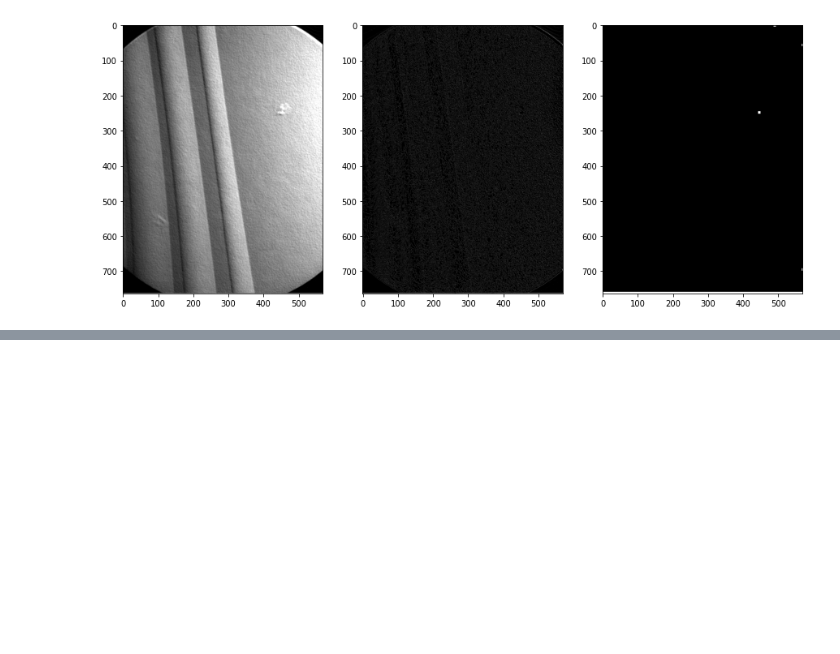
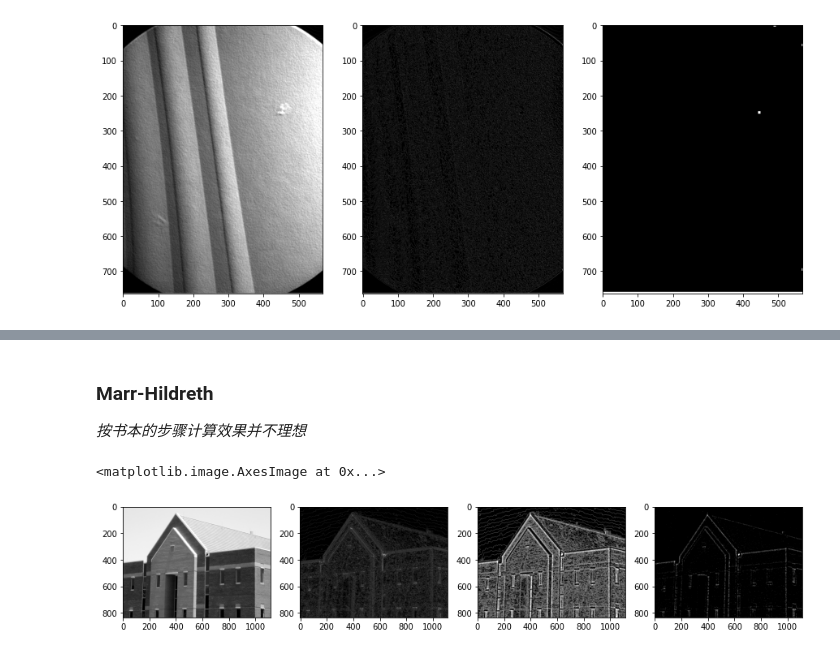
Before and after one commit to lizhuomao/Digital-Image-Processing, a Jupyter notebook: 图像分割/imagesegmentation.ipynb, the cells around one changed output, grey strips where cells are left out. Drawn from its saved outputs; the diff is of its cells as text; code cells hidden in the pictures; blank space fills up the shorter version.

```diff
--- a/图像分割/imagesegmentation.ipynb
+++ b/图像分割/imagesegmentation.ipynb
@@ -26,0 +71,25 @@ axe[2].imshow(r_img, cmap = 'gray')
+# %% [markdown]
+### Marr-Hildreth
+*按书本的步骤计算效果并不理想*
+# %%
+_, axe = plt.subplots(1, 4, figsize = (15, 8))
+
+img = cv.imread('./image/Fig1016(a)(building_original).tif', cv.IMREAD_GRAYSCALE)
+axe[0].imshow(img, cmap = 'gray')
+
+img_g = cv.GaussianBlur(img, (25, 25), 4)
+img_gl = cv.Laplacian(img_g, cv.CV_64F, 3)
+
+axe[1].imshow(img_gl, cmap = 'gray')
+
+#img_t = ist.findZCP(img_gl, 0, 255)
+_, img_t = cv.threshold(img_gl, 0, 255, cv.THRESH_BINARY)
+axe[2].imshow(img_t, cmap = 'gray')
+
+#img_t = ist.findZCP(img_gl, np.max(img_gl) * 0.04, 255)
+#print(np.max(img_gl) * 0.04)
+_, img_t = cv.threshold(img_gl, 2, 255, cv.THRESH_BINARY)
+axe[3].imshow(img_t, cmap = 'gray')
+# %% [output]
+<matplotlib.image.AxesImage at 0x...>
+[figure, added]
```
Also changed, not shown: parts of 7 cells of this notebook, 3 other files.
